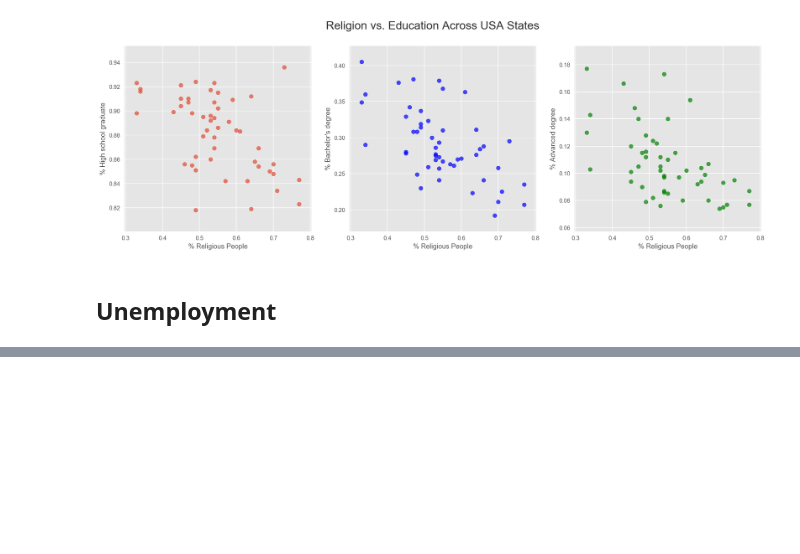
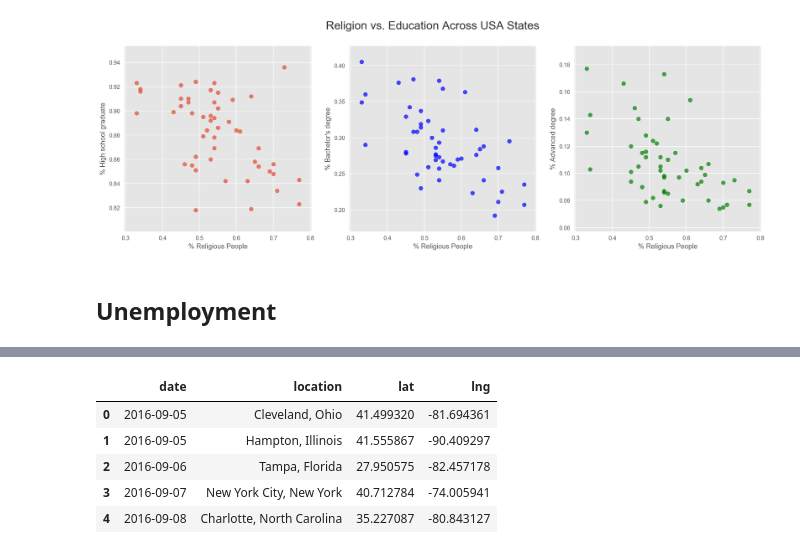
Before and after one commit to JeroenSchmidt/UvA-DSF-group, a Jupyter notebook: week3-4/exploration_notebooks/rafael/Demographic, Economic and Behavioral Data Analysis & Exploration.ipynb, the cells around one changed output, grey strips where cells are left out. Cells and saved outputs as stored; diff of their text form; code cells hidden in the pictures; blank space fills up the shorter version.

```diff
--- a/week3-4/exploration_notebooks/rafael/Demographic, Economic and Behavioral Data Analysis & Exploration.ipynb
+++ b/week3-4/exploration_notebooks/rafael/Demographic, Economic and Behavioral Data Analysis & Exploration.ipynb
@@ -250,0 +247,9 @@ json_data['Results']
+# %%
+df_clinton_rallies.head()
+# %% [output]
+|  | date | location | lat | lng |
+| 0 | 2016-09-05 | Cleveland, Ohio | 41.499320 | -81.694361 |
+| 1 | 2016-09-05 | Hampton, Illinois | 41.555867 | -90.409297 |
+| 2 | 2016-09-06 | Tampa, Florida | 27.950575 | -82.457178 |
+| 3 | 2016-09-07 | New York City, New York | 40.712784 | -74.005941 |
+| 4 | 2016-09-08 | Charlotte, North Carolina | 35.227087 | -80.843127 |
```
Also changed, not shown: parts of 16 cells of this notebook.
